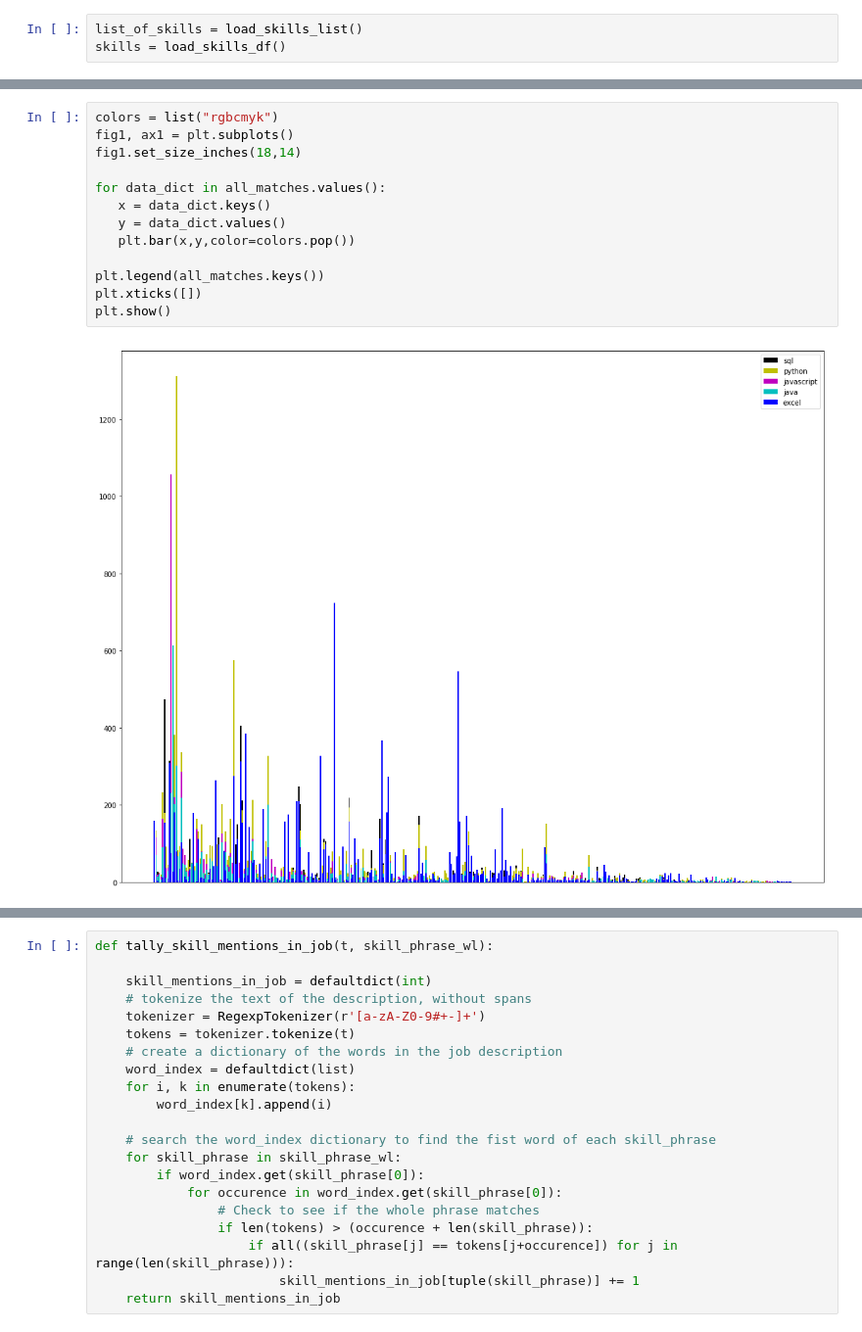
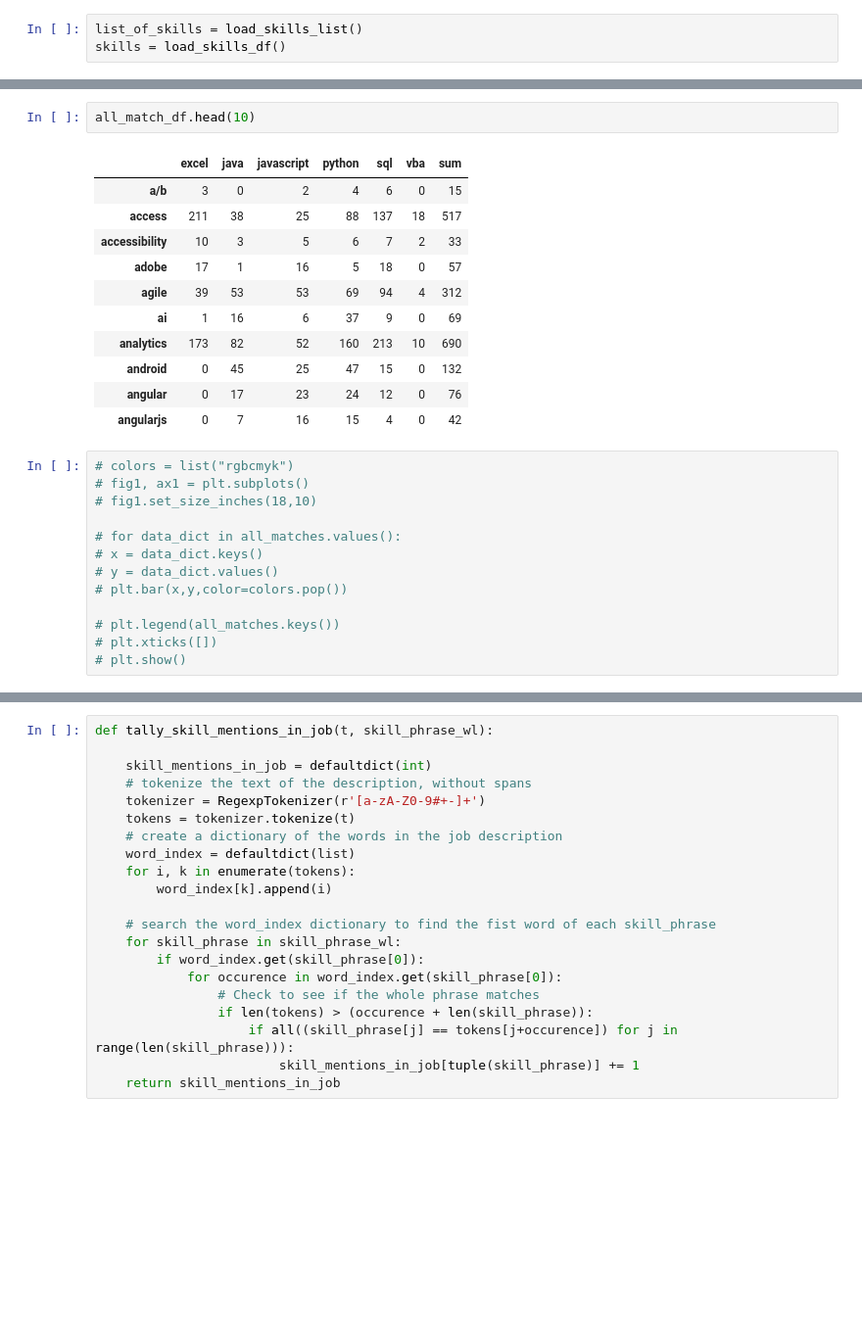
Before and after one commit to mccuecode/project1, a Jupyter notebook: project1_complete_updated.ipynb, the cells around one changed output, grey strips where cells are left out. Shown at 98% size. Drawn from its saved outputs; the diff is of its cells as text; blank space fills up the shorter version.

```diff
--- a/project1_complete_updated.ipynb
+++ b/project1_complete_updated.ipynb
@@ -303,16 +339,28 @@ all_matches
+# %%
+all_match_df.head(10)
+# %% [output]
+|  | excel | java | javascript | python | sql | vba | sum |
+| a/b | 3 | 0 | 2 | 4 | 6 | 0 | 15 |
+| access | 211 | 38 | 25 | 88 | 137 | 18 | 517 |
+| accessibility | 10 | 3 | 5 | 6 | 7 | 2 | 33 |
+| adobe | 17 | 1 | 16 | 5 | 18 | 0 | 57 |
+| agile | 39 | 53 | 53 | 69 | 94 | 4 | 312 |
+| ai | 1 | 16 | 6 | 37 | 9 | 0 | 69 |
+| analytics | 173 | 82 | 52 | 160 | 213 | 10 | 690 |
+| android | 0 | 45 | 25 | 47 | 15 | 0 | 132 |
+| angular | 0 | 17 | 23 | 24 | 12 | 0 | 76 |
+| angularjs | 0 | 7 | 16 | 15 | 4 | 0 | 42 |
 # %%
-colors = list("rgbcmyk")
-fig1, ax1 = plt.subplots()
-fig1.set_size_inches(18,14)
+# colors = list("rgbcmyk")
+# fig1, ax1 = plt.subplots()
+# fig1.set_size_inches(18,10)
 
-for data_dict in all_matches.values():
-   x = data_dict.keys()
-   y = data_dict.values()
-   plt.bar(x,y,color=colors.pop())
+# for data_dict in all_matches.values():
+# x = data_dict.keys()
+# y = data_dict.values()
+# plt.bar(x,y,color=colors.pop())
 
-plt.legend(all_matches.keys())
-plt.xticks([])
-plt.show()
+# plt.legend(all_matches.keys())
+# plt.xticks([])
+# plt.show()
-# %% [output]
-[figure, removed]
 # %%
```
Also changed, not shown: parts of 28 cells of this notebook.
